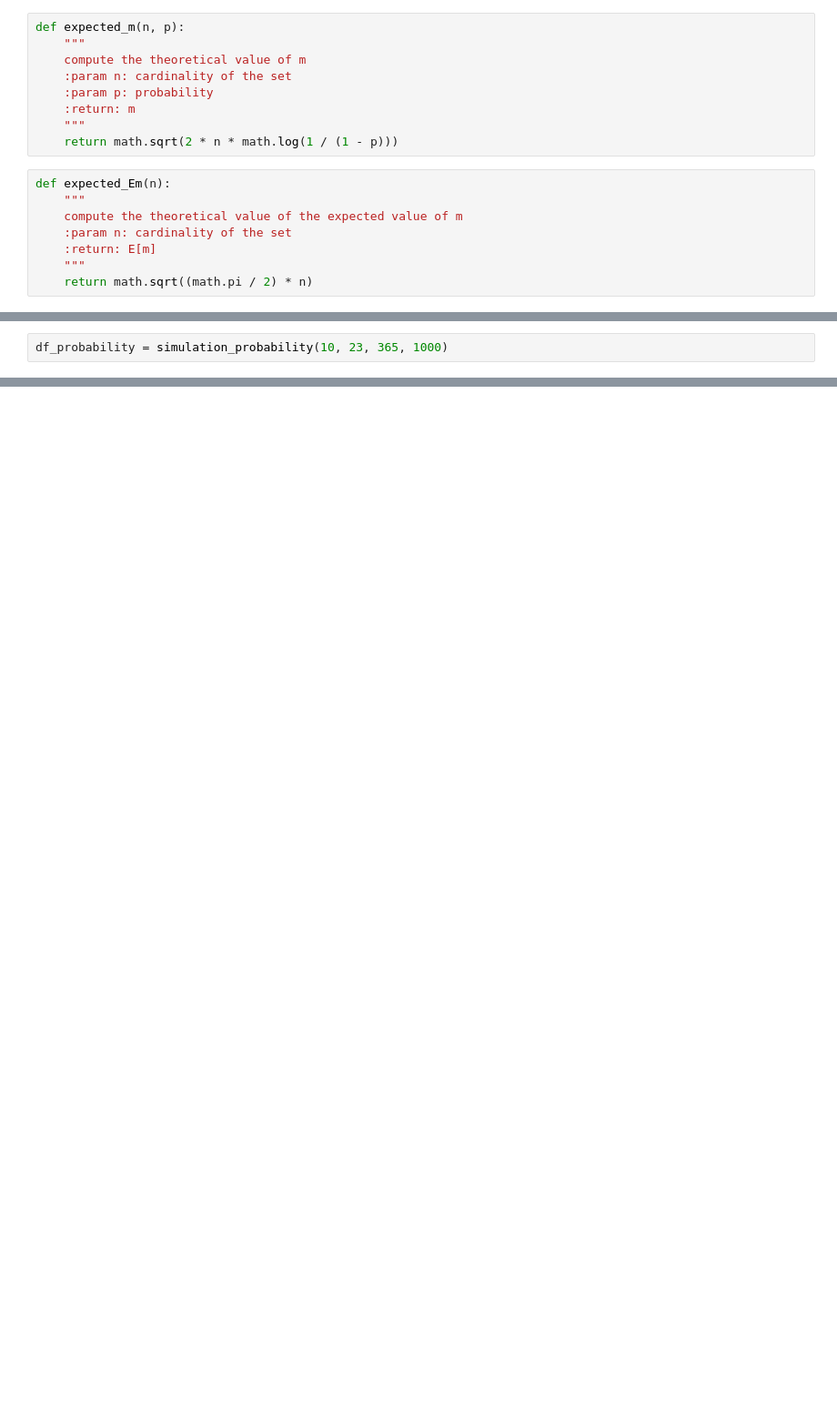
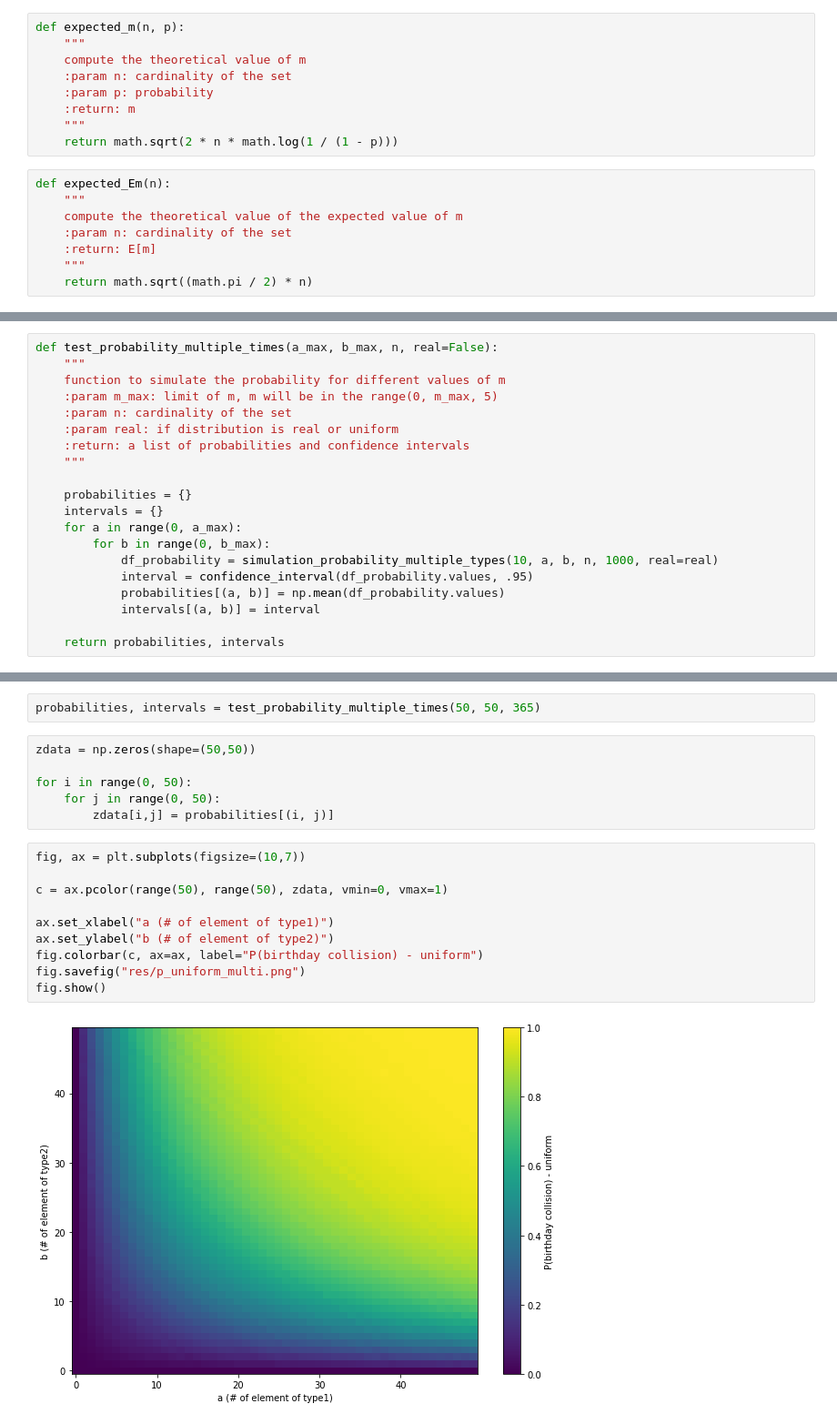
Before and after one commit to dadodimauro/ComputerAidedSimulationLab, a Jupyter notebook: Laboratories/birthday_paradox/birthday_paradox.ipynb, the cells around one changed output, grey strips where cells are left out. Shown at 91% size. Saved outputs shown, nothing was run; the diff lists cells and outputs as text; blank space fills up the shorter version.

```diff
--- a/Laboratories/birthday_paradox/birthday_paradox.ipynb
+++ b/Laboratories/birthday_paradox/birthday_paradox.ipynb
@@ -194,2 +280,0 @@ df_average = simulation_average(10, 365, 100)
-# %%
-df_probability = simulation_probability(10, 23, 365, 1000)
@@ -213,0 +300,20 @@ confidence_interval(df_probability, .95)
+# %%
+def test_probability_multiple_times(a_max, b_max, n, real=False):
+    """
+    function to simulate the probability for different values of m
+    :param m_max: limit of m, m will be in the range(0, m_max, 5)
+    :param n: cardinality of the set
+    :param real: if distribution is real or uniform
+    :return: a list of probabilities and confidence intervals
+    """
+
+    probabilities = {}
+    intervals = {}
+    for a in range(0, a_max):
+        for b in range(0, b_max):
+            df_probability = simulation_probability_multiple_types(10, a, b, n, 1000, real=real)
+            interval = confidence_interval(df_probability.values, .95)
+            probabilities[(a, b)] = np.mean(df_probability.values)
+            intervals[(a, b)] = interval
+
+    return probabilities, intervals
@@ -213,0 +338,20 @@ confidence_interval(df_probability, .95)
+# %%
+probabilities, intervals = test_probability_multiple_times(50, 50, 365)
+# %%
+zdata = np.zeros(shape=(50,50))
+
+for i in range(0, 50):
+    for j in range(0, 50):
+        zdata[i,j] = probabilities[(i, j)]
+# %%
+fig, ax = plt.subplots(figsize=(10,7))
+
+c = ax.pcolor(range(50), range(50), zdata, vmin=0, vmax=1)
+
+ax.set_xlabel("a (# of element of type1)")
+ax.set_ylabel("b (# of element of type2)")
+fig.colorbar(c, ax=ax, label="P(birthday collision) - uniform")
+fig.savefig("res/p_uniform_multi.png")
+fig.show()
+# %% [output]
+[figure, added]
```
Also changed, not shown: parts of 32 cells of this notebook, 5 other files.
